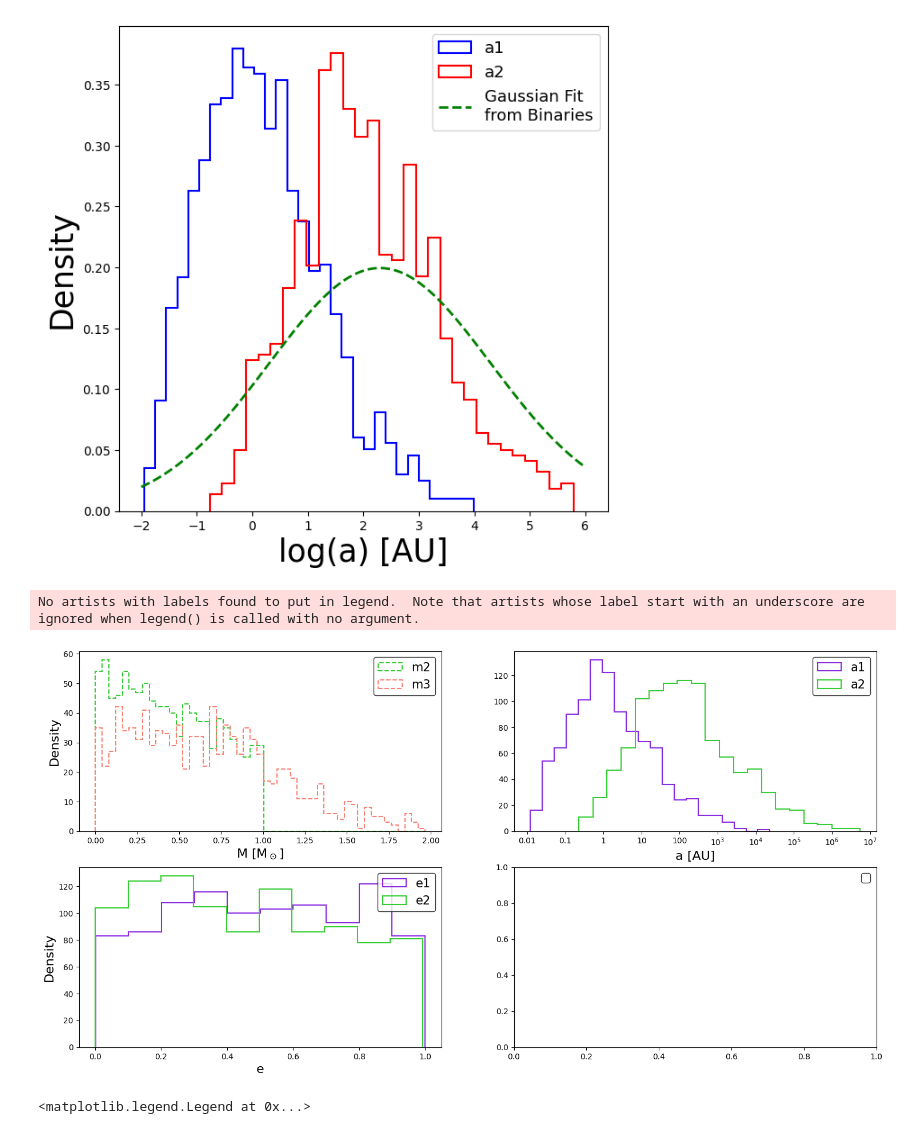
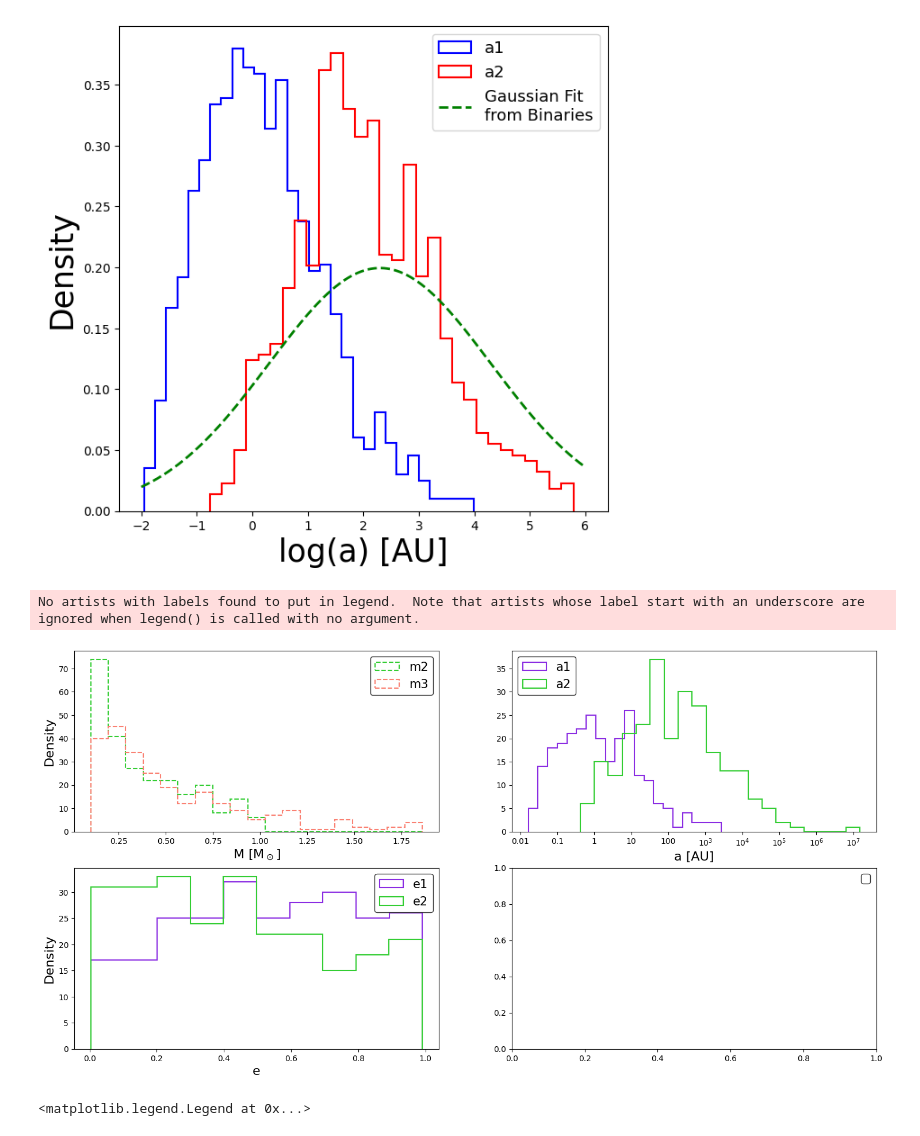
Before and after one commit to cheyanneshariat/OSPE_Scripts, a Jupyter notebook: OSPE_Setup.ipynb, the cells around one changed output. Cells and saved outputs as stored; diff of their text form; code cells hidden in the pictures.

Commit message:
Minro changes and more features to IC functions

```diff
--- a/OSPE_Setup.ipynb
+++ b/OSPE_Setup.ipynb
@@ -234,8 +259,11 @@ def initial_conditions(IMF : str = '1', both_masses : bool = False, IMRD : str =
         q_in  = pos_normal(0.23,0.42)
         q_out = pos_normal(0.23,0.42)
     elif IMRD == 'linear':
-        q_in  = return_samples(1)[0]
-        q_out = return_samples(1)[0]
+        q_in  = return_samples(N = 1, which = 1)[0]
+        q_out = return_samples(N = 1, which = 1)[0]
+    elif IMRD == 'inverse':
+        q_in  = return_samples(N = 1, which = 2)[0]
+        q_out = return_samples(N = 1, which = 2)[0]
     elif IMRD == 'uniform':
         q_in  = np.random.uniform(0,1,1)[0]
         q_out = np.random.uniform(0,1,1)[0]
@@ -259,7 +287,7 @@ def initial_conditions(IMF : str = '1', both_masses : bool = False, IMRD : str =
     g1 = np.random.uniform(0,360)
     g2 = np.random.uniform(0,360)
 
-    age = 10*1e3 #*1.e6, means 10*1e9
+    age = 12.5*1e3 #*1.e6, means 10*1e9
 
     mu,sigma = 4.8, 2.3 #From Frabycky and Tremaine
 
@@ -302,7 +330,7 @@ plt.show()
 # %%
 m1s,m2s,m3s,a1s,a2s = [],[],[],[],[]
-for _ in range(10000):
-    m1,m2,m3,R1,R2,spin1P,spin2P,beta,beta2,gamma,gamma2,a1,a2,e1,e2,g1,g2,i,age = initial_conditions(IMF = '1',IMRD='linear')
+for _ in range(1000):
+    m1,m2,m3,R1,R2,spin1P,spin2P,beta,beta2,gamma,gamma2,a1,a2,e1,e2,g1,g2,i,age = initial_conditions(IMF = '1',IMRD='inverse')
     m1s.append(m1),m2s.append(m2),m3s.append(m3)
     a1s.append(a1),a2s.append(a2)
 # %%
@@ -509,7 +537,7 @@ def create_file(initial_conditions, file_dir, file_end, eps = 1e-16, restart=Fal
 ############################################################
 ##### FUNCTION THAT CREATES N triple.in's TO DIRECTORY #####
 ############################################################
-def generate_set_of_files(n, file_dir, start = 1, IMF = '1',IMRD='DM91', both_masses=False):
+def generate_set_of_files(n, file_dir, start = 1, IMF = '1', IMRD='linear', both_masses=False):
     """
     Creates a set of triple.in files by iteratively running create_file()
     :param n: number of triple.in files to generate (will create triple.in1-n)
@@ -539,7 +567,7 @@ a = input('Are you sure that you want to continue? [y/n]: ')
 if a == 'y' or a == 'Y':
     n=250
     file_dir='/Users/bijan1339/Desktop/Research/ICs/'
-    generate_set_of_files(n,file_dir,start=4000, IMF = '1', IMRD='uniform', both_masses=True)
+    generate_set_of_files(n,file_dir,start=4250, IMF = '1', IMRD='inverse', both_masses=True)
 # %%
 file_path = '/Users/bijan1339/Desktop/Research/Final_Output6/output_6419.txt'
 with open(file_path) as f:
@@ -577,51 +605,54 @@ import random
 def get_log_bins(arr,n_bins=10):
     return np.logspace( np.log10(np.min(arr)),np.log10(np.max(arr)), n_bins, base=10)
 
-#m1s,m2s,m3s,a1s,a2s,e1s,e2s = get_initial_parameters(start=0,stop=999, triple_dir = '/Users/bijan1339/Desktop/Research/ICs/')
-m1s,m2s,m3s=[],[],[]
-a1s,a2s=[],[]
-e1s,e2s=[],[]
-for _ in range(1000):
-    m1,m2,m3,R1,R2,spin1P,spin2P,beta,beta2,gamma,gamma2,a1,a2,e1,e2,g1,g2,i,age = initial_conditions(IMF='1',IMRD = 'linear')
-    m1s.append(m1), m2s.append(m2), m3s.append(m3)
-    a1s.append(a1), a2s.append(a2)
-    e1s.append(e1), e2s.append(e2)
+#to check straight from the input files
+m1s,m2s,m3s,a1s,a2s,e1s,e2s = get_initial_parameters(start=4250,stop=4500, triple_dir = '/Users/bijan1339/Desktop/Research/ICs/')
+
+#to check straight from the function
+# m1s,m2s,m3s=[],[],[]
+# a1s,a2s=[],[]
+# e1s,e2s=[],[]
+# for _ in range(250):
+#     m1,m2,m3,R1,R2,spin1P,spin2P,beta,beta2,gamma,gamma2,a1,a2,e1,e2,g1,g2,i,age = initial_conditions(IMF='1',IMRD = 'inverse')
+#     m1s.append(m1), m2s.append(m2), m3s.append(m3)
+#     a1s.append(a1), a2s.append(a2)
+#     e1s.append(e1), e2s.append(e2)
 
 fig, ((ax1,ax2),(ax3,ax4)) = plt.subplots(nrows=2, ncols=2, figsize=(18, 9))
 
-bins_m = np.linspace( np.min(np.concatenate((m1s,m2s,m3s))) , np.max(np.concatenate((m1s,m2s,m3s))) ,  50)
-bins_a1 = get_log_bins(a1s,n_bins=20)
-bins_a2 = get_log_bins(a2s,n_bins=20)
+bins_m = np.linspace( np.min(np.concatenate((m1s,m2s,m3s))) , np.max(np.concatenate((m1s,m2s,m3s))) ,  20)
+bins_a1 = get_log_bins(a1s,n_bins=10)
+bins_a2 = get_log_bins(a2s,n_bins=10)
 
 kwargs_hist = {'histtype' :'step','linewidth':1.5,'density':False}
 c1, c2, c3,c4 = 'blueviolet','deepskyblue','salmon','limegreen'
 
 
 # ax1.hist(m1s,color=c1,label='m1',bins=bins_m,**kwargs_hist)
 ax1.hist(m2s,color=c4,label='m2',bins=bins_m,linestyle='--', **kwargs_hist)
 ax1.hist(m3s,color=c3,label='m3',bins=bins_m,linestyle='--', **kwargs_hist)
 
 ax2.hist(np.log10(a1s),color=c1,label='a1',bins=20,**kwargs_hist)
 ax2.hist(np.log10(a2s),color=c4,label='a2',bins=20,**kwargs_hist)
 
 ax3.hist(e1s,color=c1,label='e1',**kwargs_hist)
 ax3.hist(e2s,color=c4,label='e2', **kwargs_hist)
 
 ax1.legend(fontsize=15,edgecolor='k'), ax2.legend(fontsize=15,edgecolor='k'), ax3.legend(fontsize=15,edgecolor='k'), ax4.legend(fontsize=15,edgecolor='k')
 
 ax1.set_xlabel('M [M$_\odot$]',fontsize=16),ax2.set_xlabel('a [AU]',fontsize=16), ax3.set_xlabel('e',fontsize=16)
 ax1.set_ylabel('Density',fontsize=16), ax3.set_ylabel('Density',fontsize=16)
 #ax1.axvline(1.,color='k')
 
 #ax2.set_xscale('log')
 ax2.set_xticks([-2,-1,0,1,2,3,4,5,6,7],['0.01','0.1', '1','10','100','10$^3$','10$^4$','10$^5$','10$^6$','10$^7$'])
 plt.show()
 
 ## Run with new restrictions on initial SMA
 ## 450 for 1T and 450 for KT
 # %% [output]
 No artists with labels found to put in legend.  Note that artists whose label start with an underscore are ignored when legend() is called with no argument.
-[figure, old version]
+[figure, new version]
 # %%
 k = sampleFromSalpeter(100000, 2.35, 0.08, 8.)
 # %%
```
Also changed, not shown: parts of 2 cells of this notebook.
